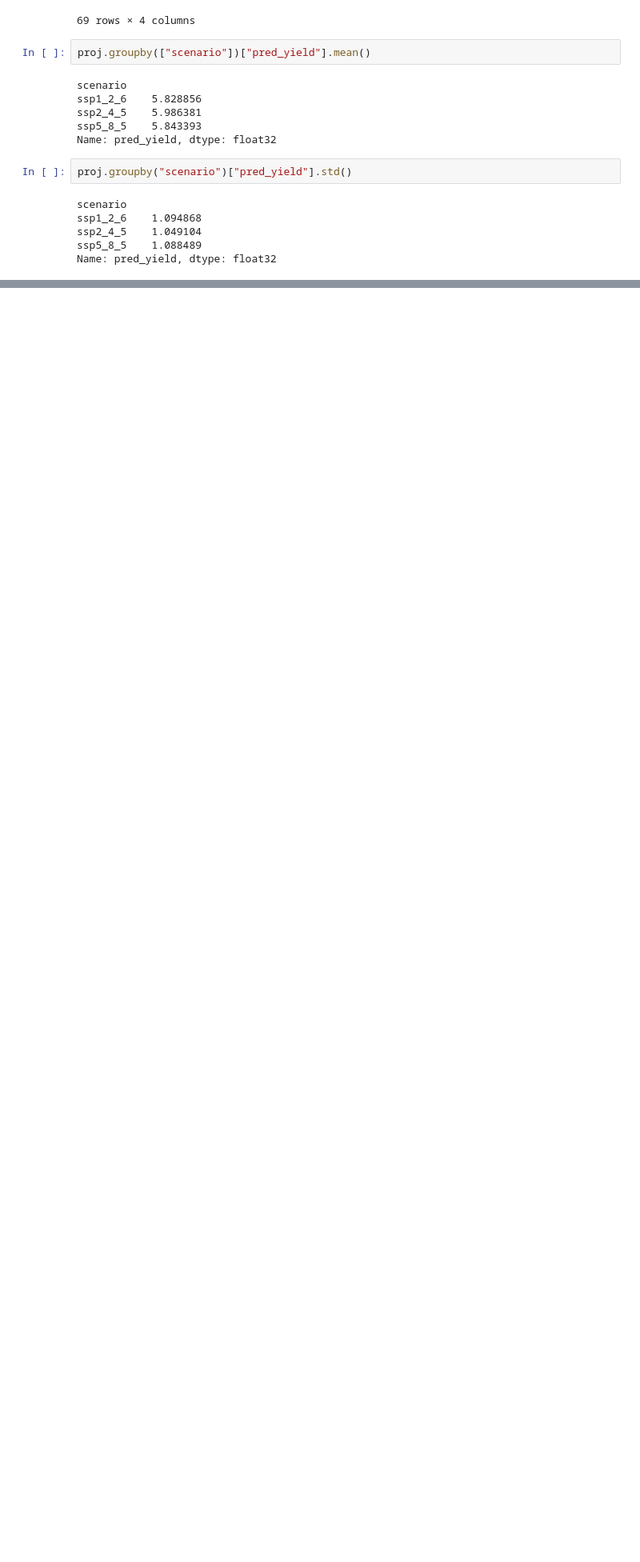
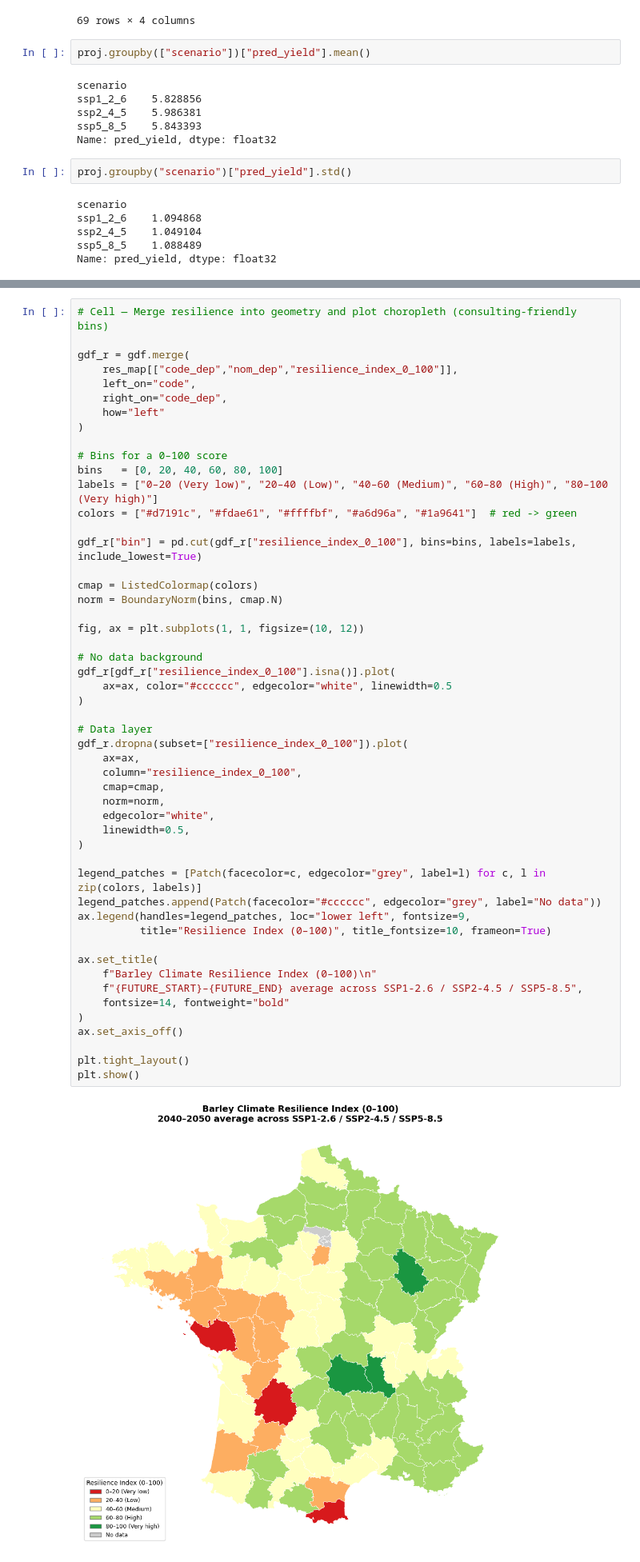
Before and after one commit to verkrst/BCG-Power-of-AI, a Jupyter notebook: eda.ipynb, the cells around one changed output, grey strips where cells are left out. Shown at 80% size. Saved outputs shown, nothing was run; the diff lists cells and outputs as text; blank space fills up the shorter version.

```diff
--- a/eda.ipynb
+++ b/eda.ipynb
@@ -790,0 +1235,53 @@ feat.groupby(["scenario","year"])["tmean_gs"].mean().unstack("scenario").plot()
+# %%
+# Cell — Merge resilience into geometry and plot choropleth (consulting-friendly bins)
+
+gdf_r = gdf.merge(
+    res_map[["code_dep","nom_dep","resilience_index_0_100"]],
+    left_on="code",
+    right_on="code_dep",
+    how="left"
+)
+
+# Bins for a 0–100 score
+bins   = [0, 20, 40, 60, 80, 100]
+labels = ["0–20 (Very low)", "20–40 (Low)", "40–60 (Medium)", "60–80 (High)", "80–100 (Very high)"]
+colors = ["#d7191c", "#fdae61", "#ffffbf", "#a6d96a", "#1a9641"]  # red -> green
+
+gdf_r["bin"] = pd.cut(gdf_r["resilience_index_0_100"], bins=bins, labels=labels, include_lowest=True)
+
+cmap = ListedColormap(colors)
+norm = BoundaryNorm(bins, cmap.N)
+
+fig, ax = plt.subplots(1, 1, figsize=(10, 12))
+
+# No data background
+gdf_r[gdf_r["resilience_index_0_100"].isna()].plot(
+    ax=ax, color="#cccccc", edgecolor="white", linewidth=0.5
+)
+
+# Data layer
+gdf_r.dropna(subset=["resilience_index_0_100"]).plot(
+    ax=ax,
+    column="resilience_index_0_100",
+    cmap=cmap,
+    norm=norm,
+    edgecolor="white",
+    linewidth=0.5,
+)
+
+legend_patches = [Patch(facecolor=c, edgecolor="grey", label=l) for c, l in zip(colors, labels)]
+legend_patches.append(Patch(facecolor="#cccccc", edgecolor="grey", label="No data"))
+ax.legend(handles=legend_patches, loc="lower left", fontsize=9,
+          title="Resilience Index (0–100)", title_fontsize=10, frameon=True)
+
+ax.set_title(
+    f"Barley Climate Resilience Index (0–100)\n"
+    f"{FUTURE_START}–{FUTURE_END} average across SSP1-2.6 / SSP2-4.5 / SSP5-8.5",
+    fontsize=14, fontweight="bold"
+)
+ax.set_axis_off()
+
+plt.tight_layout()
+plt.show()
+# %% [output]
+[figure, added]
```
Also changed, not shown: parts of 14 cells of this notebook.
